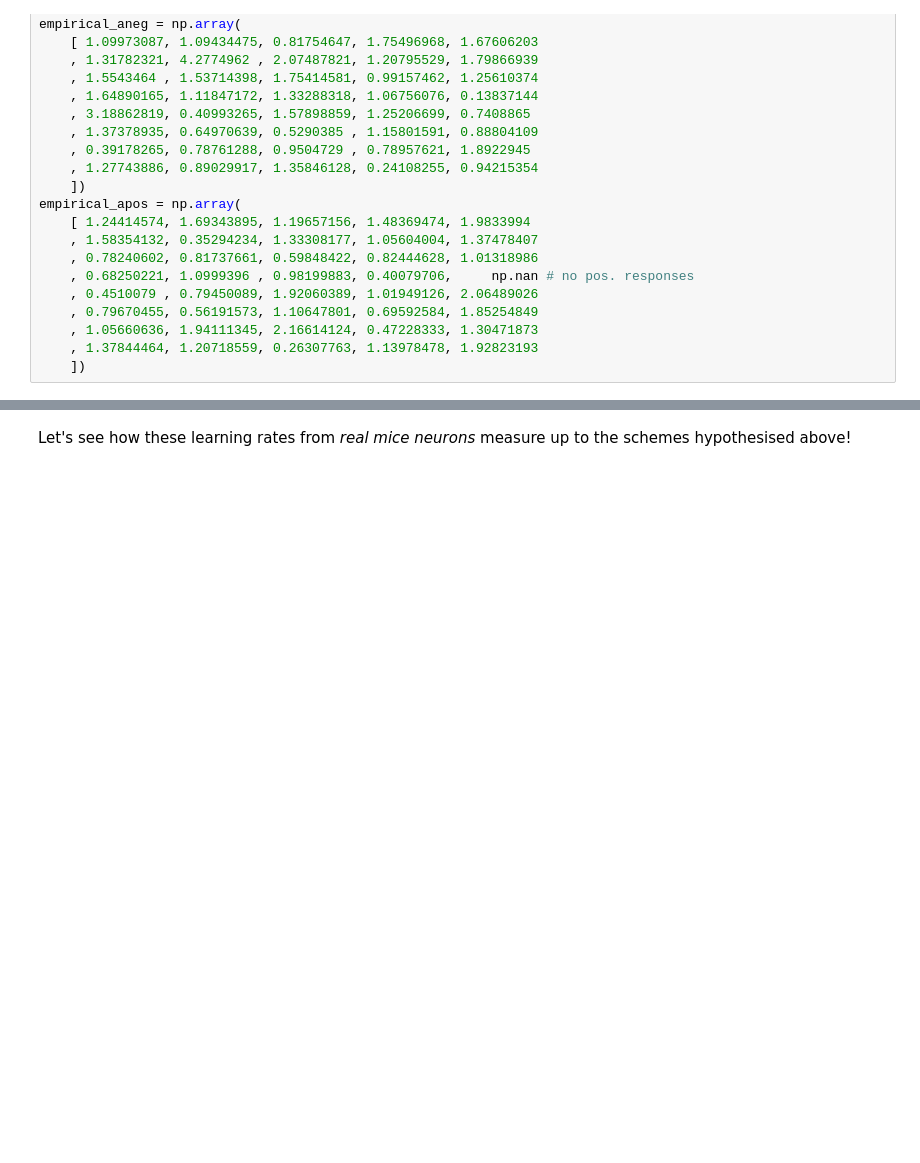
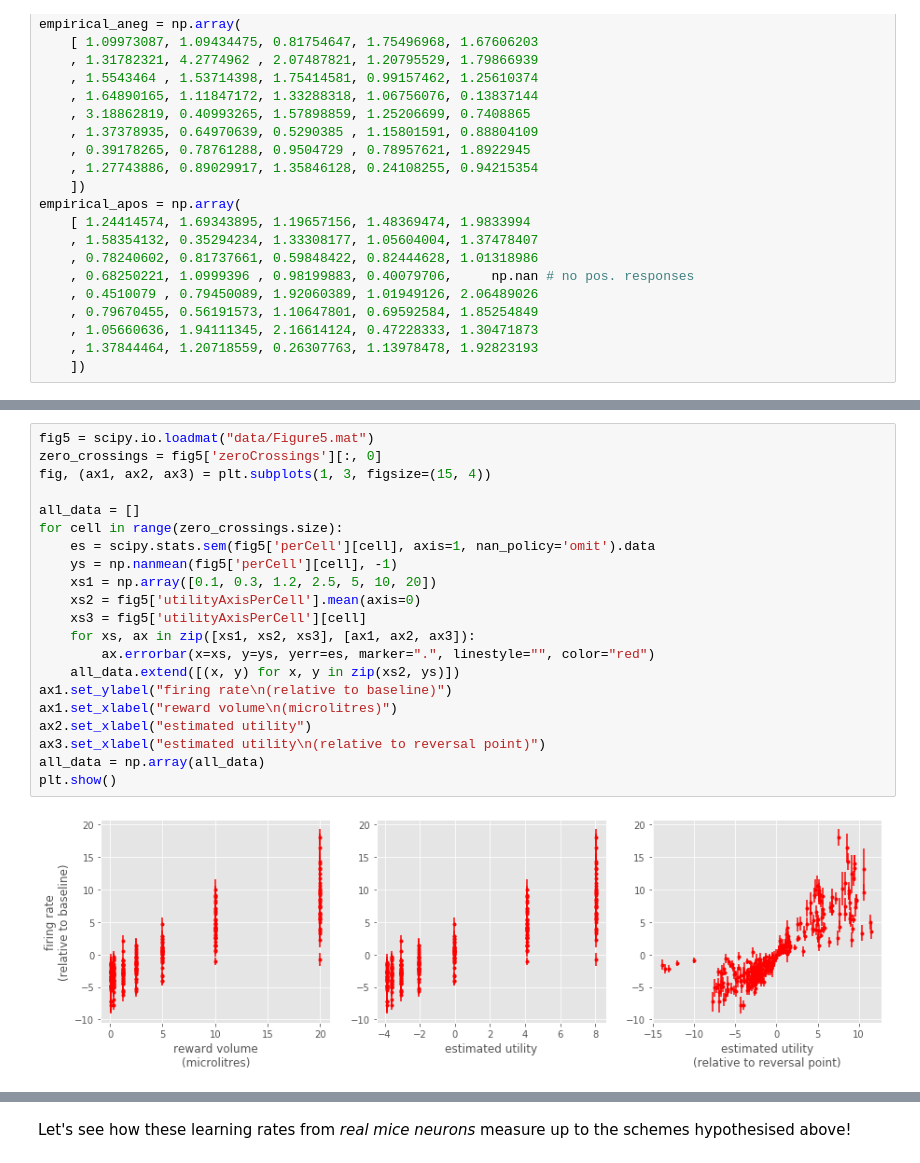
Before and after one commit to matomatical/neuRL, a Jupyter notebook: LearningRateStability.ipynb, the cells around one changed output, grey strips where cells are left out. Saved outputs shown, nothing was run; the diff lists cells and outputs as text; blank space fills up the shorter version.

```diff
--- a/LearningRateStability.ipynb
+++ b/LearningRateStability.ipynb
@@ -315,0 +331,23 @@ empirical_apos = np.array(
+# %%
+fig5 = scipy.io.loadmat("data/Figure5.mat")
+zero_crossings = fig5['zeroCrossings'][:, 0]
+fig, (ax1, ax2, ax3) = plt.subplots(1, 3, figsize=(15, 4))
+
+all_data = []
+for cell in range(zero_crossings.size):
+    es = scipy.stats.sem(fig5['perCell'][cell], axis=1, nan_policy='omit').data
+    ys = np.nanmean(fig5['perCell'][cell], -1)
+    xs1 = np.array([0.1, 0.3, 1.2, 2.5, 5, 10, 20])
+    xs2 = fig5['utilityAxisPerCell'].mean(axis=0)
+    xs3 = fig5['utilityAxisPerCell'][cell]
+    for xs, ax in zip([xs1, xs2, xs3], [ax1, ax2, ax3]):
+        ax.errorbar(x=xs, y=ys, yerr=es, marker=".", linestyle="", color="red")
+    all_data.extend([(x, y) for x, y in zip(xs2, ys)])
+ax1.set_ylabel("firing rate\n(relative to baseline)")
+ax1.set_xlabel("reward volume\n(microlitres)")
+ax2.set_xlabel("estimated utility")
+ax3.set_xlabel("estimated utility\n(relative to reversal point)")
+all_data = np.array(all_data)
+plt.show()
+# %% [output]
+[figure, added]
```
Also changed, not shown: parts of 22 cells of this notebook, 12 other files.
